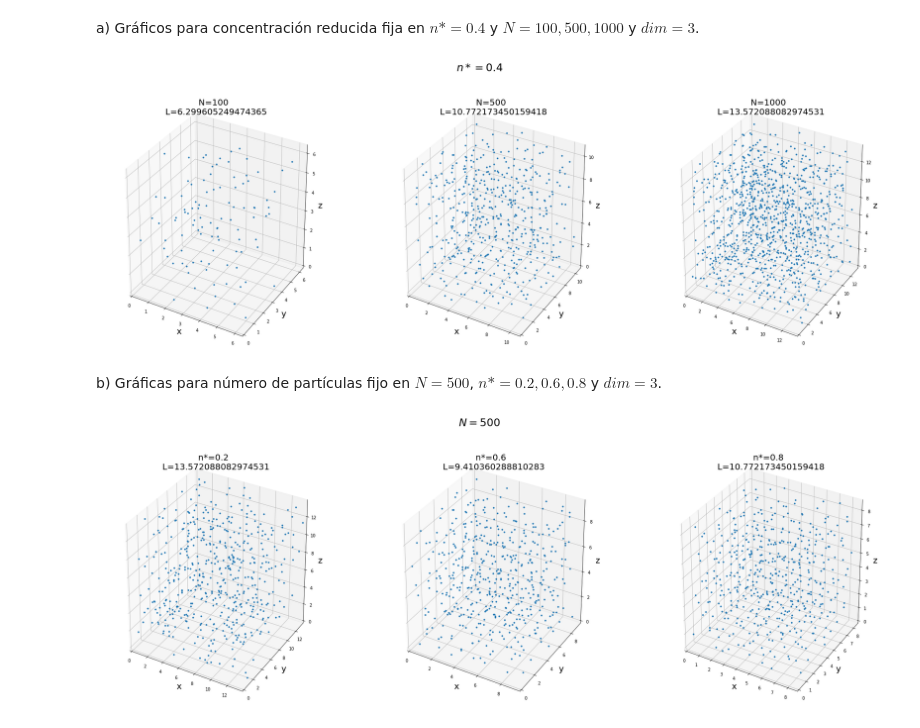
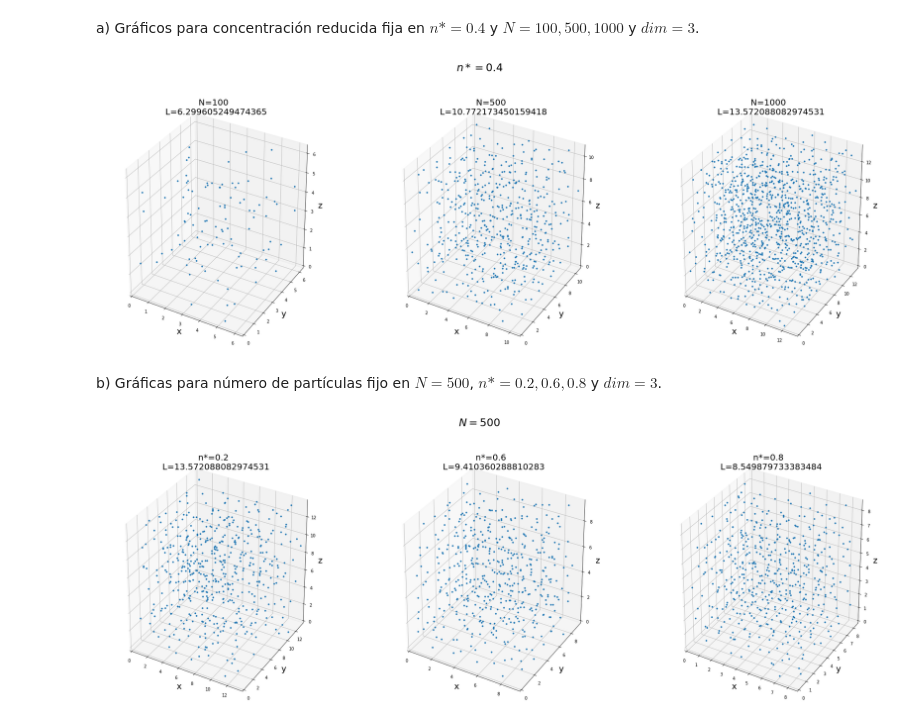
Before and after one commit to FidelNavarro/Desarrollo-Experimental-2, a Jupyter notebook: Tarea 2/Tarea2_FidelN.ipynb, the cells around one changed output. Cells and saved outputs as stored; diff of their text form; code cells hidden in the pictures.

```diff
--- a/Tarea 2/Tarea2_FidelN.ipynb
+++ b/Tarea 2/Tarea2_FidelN.ipynb
@@ -224,6 +299,7 @@ def intersec(x0, y0, z0, x1, y1, z1, r):
 # %%
 #Creamos una función que nos de las posiciones de nuestras partículas
 #Esta función es general para 2 o 3 dimensiones
+@jit
 def caja(s,n,N,dim):
 
     z = []
@@ -352,7 +428,7 @@ def caja(s,n,N,dim):
 
             #Si se repitio la posición de la partícula cambiamos nuestra semilla y volvemos a calcular la posición de la partícula
             if k != 0:
-                s=s+1
+                s=s+0.1
                 rd.seed(s)
             #Si el valor no se repitio guardamos el valor prueba en nuestra lista
             elif i !=0:
@@ -523,7 +599,7 @@ ax3.set_zlim(0,L_bi(0.4,1000,3))
 
 plt.show()
 # %% [output]
-[figure, old version]
+[figure, new version]
 # %% [markdown]
 b) Gráficas para número de partículas fijo en $N=500$, $n*= 0.2,0.6,0.8$ y $dim=3$.
 # %%
@@ -546,32 +622,32 @@ ax1.plot(d02["x"], d02["y"], d02["z"], ".")
 ax1.set_title("n*=0.2 \n L="+str(L_bi(0.2,500,3)), size=20)
 ax1.set_ylabel("y", size=20)
 ax1.set_xlabel("x", size=20)
 ax1.set_zlabel("z", size=20)
 ax1.set_xlim(0,L_bi(0.2,500,3))
 ax1.set_ylim(0,L_bi(0.2,500,3))
 ax1.set_zlim(0,L_bi(0.2,500,3))
 
 
 ax2 = fig.add_subplot(1,3,2, projection="3d")
 ax2.plot(d06["x"], d06["y"], d06["z"], ".")
 ax2.set_title("n*=0.6 \n L="+str(L_bi(0.6,500,3)), size=20)
 ax2.set_ylabel("y", size=20)
 ax2.set_xlabel("x", size=20)
 ax2.set_zlabel("z", size=20)
 ax2.set_xlim(0,L_bi(0.6,500,3))
 ax2.set_ylim(0,L_bi(0.6,500,3))
 ax2.set_zlim(0,L_bi(0.6,500,3))
 
 ax3 = fig.add_subplot(1,3,3, projection="3d")
 ax3.plot(d08["x"], d08["y"], d08["z"], ".")
-ax3.set_title("n*=0.8 \n L="+str(L_bi(0.8,1000,3)), size=20)
+ax3.set_title("n*=0.8 \n L="+str(L_bi(0.8,500,3)), size=20)
 ax3.set_ylabel("y", size=20)
 ax3.set_xlabel("x", size=20)
 ax3.set_zlabel("z", size=20)
 ax3.set_xlim(0,L_bi(0.8,500,3))
 ax3.set_ylim(0,L_bi(0.8,500,3))
 ax3.set_zlim(0,L_bi(0.8,500,3))
 
 plt.show()
 # %% [output]
-[figure, old version]
+[figure, new version]
```
Also changed, not shown: parts of 10 cells of this notebook.
